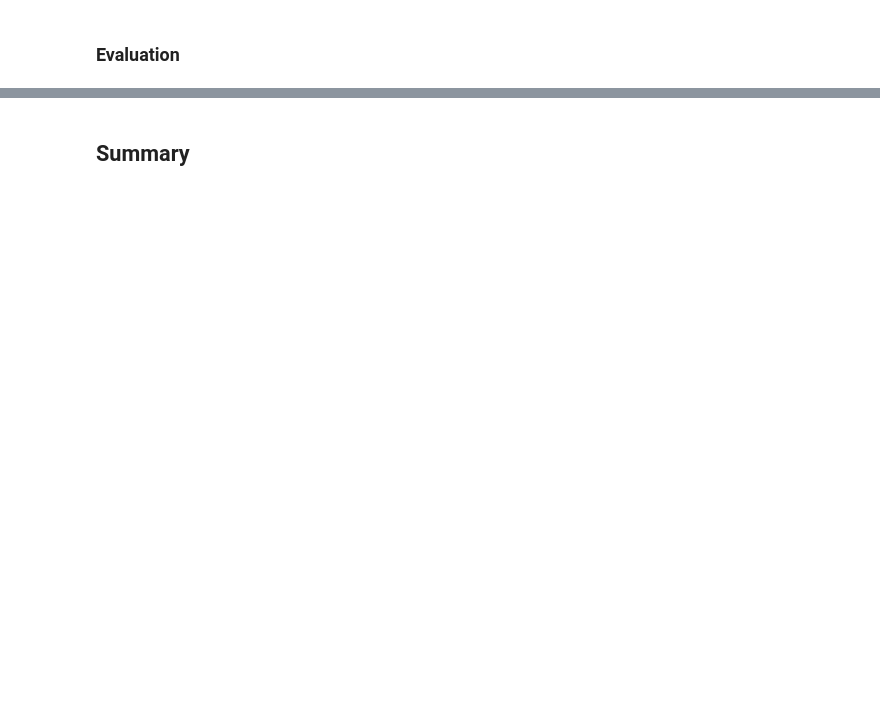
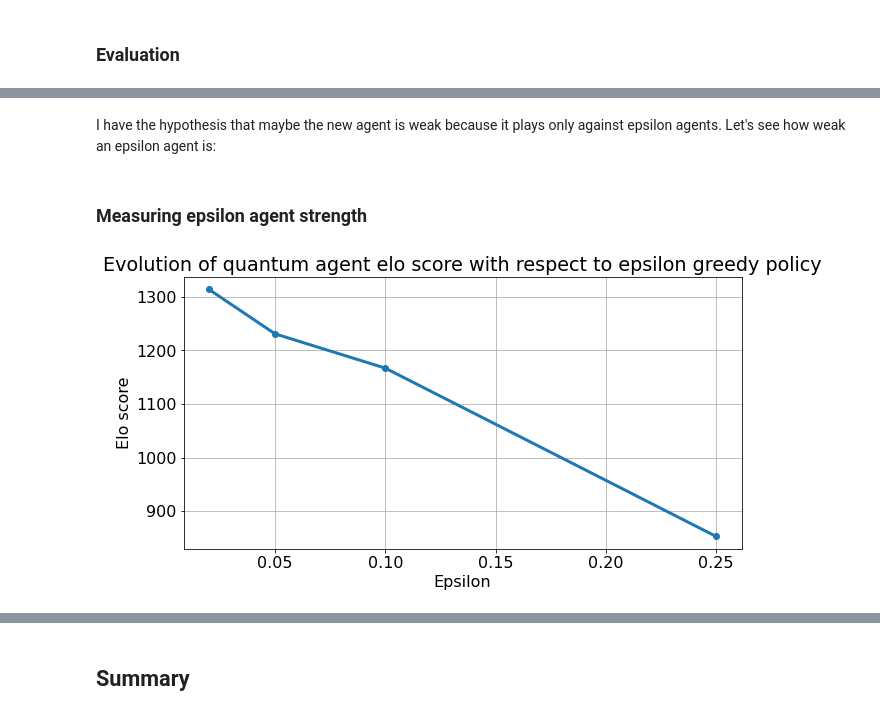
Before and after one commit to ironbar/hungry_geese, a Jupyter notebook: notebooks/006_ladder_of_agents.ipynb, the cells around one changed output, grey strips where cells are left out. Cells and saved outputs as stored; diff of their text form; code cells hidden in the pictures; blank space fills up the shorter version.

```diff
--- a/notebooks/006_ladder_of_agents.ipynb
+++ b/notebooks/006_ladder_of_agents.ipynb
@@ -307,0 +355,15 @@ compute_elo_ranking(*ret)
+# %% [markdown]
+I have the hypothesis that maybe the new agent is weak because it plays only against epsilon agents. Let's see how weak an epsilon agent is:
+# %% [markdown]
+### Measuring epsilon agent strength
+# %%
+plt.figure(figsize=(10, 5))
+epsilon = [0.25, 0.1, 0.05, 0.02]
+elo = [853, 1167, 1231, 1314]
+plt.plot(epsilon, elo, marker='o')
+plt.grid()
+plt.xlabel('Epsilon')
+plt.ylabel('Elo score')
+plt.title('Evolution of quantum agent elo score with respect to epsilon greedy policy');
+# %% [output]
+[figure, added]
```
Also changed, not shown: parts of 11 cells of this notebook, 5 other files.
